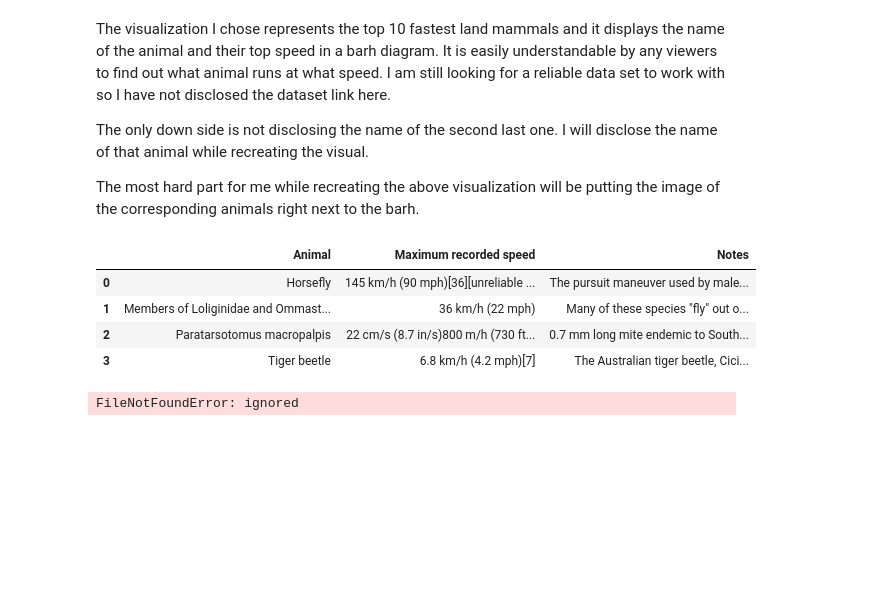
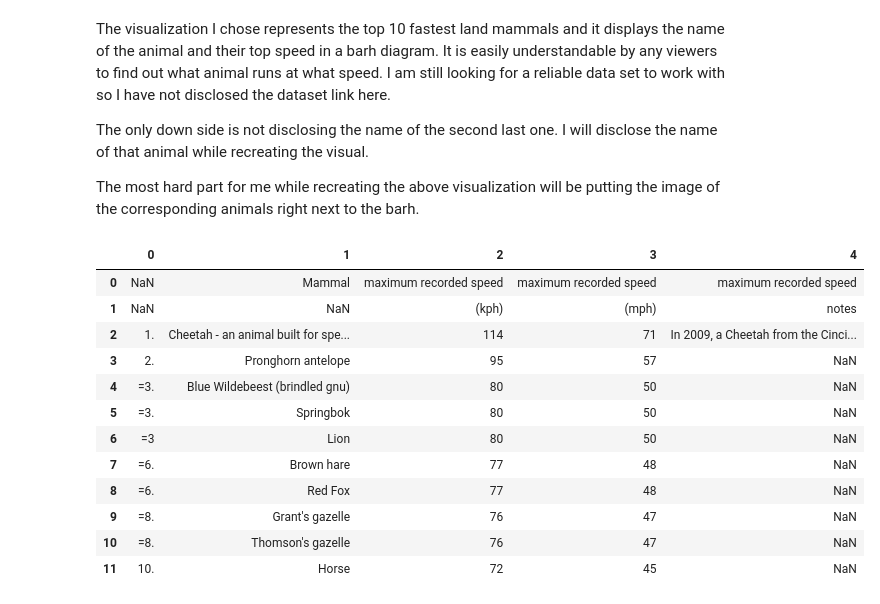
Before and after one commit to Nissun662/Data-Visual, a Jupyter notebook: Recreating_Initialization.ipynb, the cells around one changed output. Drawn from its saved outputs; the diff is of its cells as text; code cells hidden in the pictures; blank space fills up the shorter version.

```diff
--- a/Recreating_Initialization.ipynb
+++ b/Recreating_Initialization.ipynb
@@ -33,18 +27,24 @@ table = tables[1] # note that the first table (at index 0) is not relevant
-# %%
-df = pd.read_html(str(table), header=0, flavor='html5lib')[0]
-#print(df.head(10).to_string())
-df.head(20)
-# %% [output]
-|  | Animal | Maximum recorded speed | Notes |
-| 0 | Horsefly | 145 km/h (90 mph)[36][unreliable ... | The pursuit maneuver used by male... |
-| 1 | Members of Loliginidae and Ommast... | 36 km/h (22 mph) | Many of these species "fly" out o... |
-| 2 | Paratarsotomus macropalpis | 22 cm/s (8.7 in/s)800 m/h (730 ft... | 0.7 mm long mite endemic to South... |
-| 3 | Tiger beetle | 6.8 km/h (4.2 mph)[7] | The Australian tiger beetle, Cici... |
-# %%
-import pandas as pd
-from pathlib import Path
-
-df = pd.read_csv (r'C:/Users/nishansunar/Desktop/FastestAnimals.csv')
-print (df)
-# %% [output]
-FileNotFoundError: ignored
+# %%
+r = requests.get('https://www.thetravelalmanac.com/lists/mammals-speed.htm')
+html_contents = r.text
+html_soup = BeautifulSoup(html_contents,"lxml")
+# %%
+tables = html_soup.find_all('table',class_="list")
+tables[0].find_all('a')
+df = pd.read_html(str(tables))[0]
+# %%
+df
+# %% [output]
+|  | 0 | 1 | 2 | 3 | 4 |
+| 0 | NaN | Mammal | maximum recorded speed | maximum recorded speed | maximum recorded speed |
+| 1 | NaN | NaN | (kph) | (mph) | notes |
+| 2 | 1. | Cheetah - an animal built for spe... | 114 | 71 | In 2009, a Cheetah from the Cinci... |
+| 3 | 2. | Pronghorn antelope | 95 | 57 | NaN |
+| 4 | =3. | Blue Wildebeest (brindled gnu) | 80 | 50 | NaN |
+| 5 | =3. | Springbok | 80 | 50 | NaN |
+| 6 | =3 | Lion | 80 | 50 | NaN |
+| 7 | =6. | Brown hare | 77 | 48 | NaN |
+| 8 | =6. | Red Fox | 77 | 48 | NaN |
+| 9 | =8. | Grant's gazelle | 76 | 47 | NaN |
+| 10 | =8. | Thomson's gazelle | 76 | 47 | NaN |
+| 11 | 10. | Horse | 72 | 45 | NaN |
```
Also changed, not shown: parts of 8 cells of this notebook.
